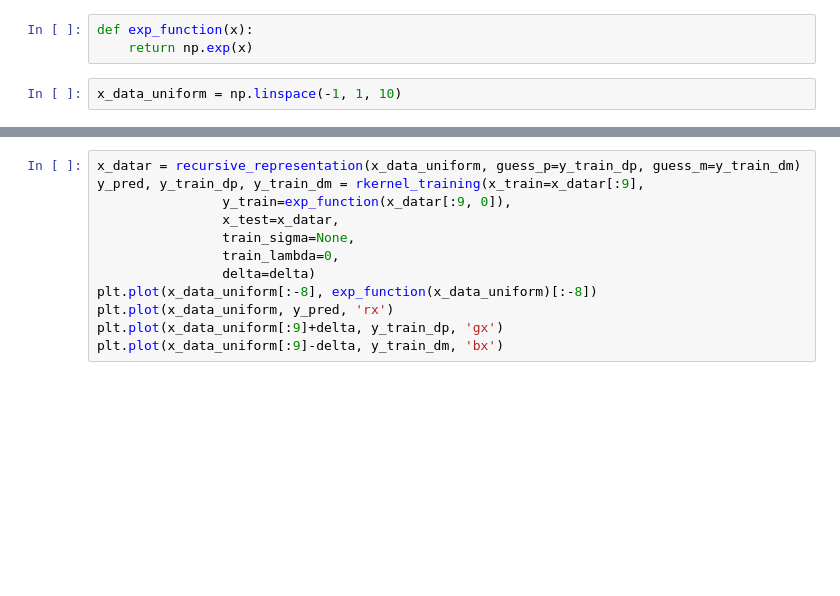
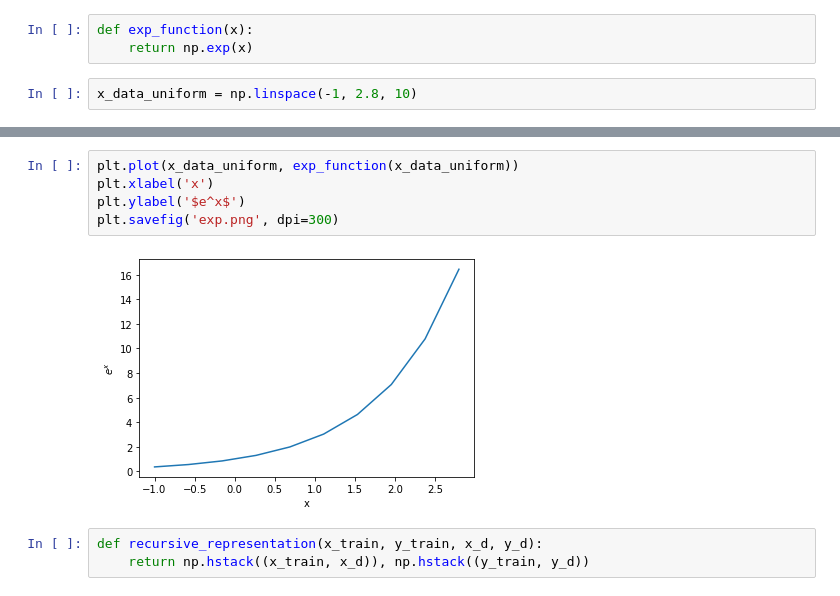
Before and after one commit to Dom1L/ccd_krr, a Jupyter notebook: assignment/02_recursive_krr/Recursive_KRR.ipynb, the cells around one changed output, grey strips where cells are left out. Cells and saved outputs as stored; diff of their text form; blank space fills up the shorter version.

```diff
--- a/assignment/02_recursive_krr/Recursive_KRR.ipynb
+++ b/assignment/02_recursive_krr/Recursive_KRR.ipynb
@@ -9,4 +11,4 @@ from krr import rkernel_training
 def exp_function(x):
     return np.exp(x)
 # %%
-x_data_uniform = np.linspace(-1, 1, 10)
+x_data_uniform = np.linspace(-1, 2.8, 10)
@@ -58,12 +15,10 @@ ValueError: x and y must have same first dimension, but have shapes (10,) and (9
-# %%
-x_datar = recursive_representation(x_data_uniform, guess_p=y_train_dp, guess_m=y_train_dm)
-y_pred, y_train_dp, y_train_dm = rkernel_training(x_train=x_datar[:9],
-                y_train=exp_function(x_datar[:9, 0]),
-                x_test=x_datar,
-                train_sigma=None,
-                train_lambda=0,
-                delta=delta)
-plt.plot(x_data_uniform[:-8], exp_function(x_data_uniform)[:-8])
-plt.plot(x_data_uniform, y_pred, 'rx')
-plt.plot(x_data_uniform[:9]+delta, y_train_dp, 'gx')
-plt.plot(x_data_uniform[:9]-delta, y_train_dm, 'bx')
+# %%
+plt.plot(x_data_uniform, exp_function(x_data_uniform))
+plt.xlabel('x')
+plt.ylabel('$e^x$')
+plt.savefig('exp.png', dpi=300)
+# %% [output]
+[figure, added]
+# %%
+def recursive_representation(x_train, y_train, x_d, y_d):
+    return np.hstack((x_train, x_d)), np.hstack((y_train, y_d))
```
Also changed, not shown: parts of 16 cells of this notebook, 7 other files.
